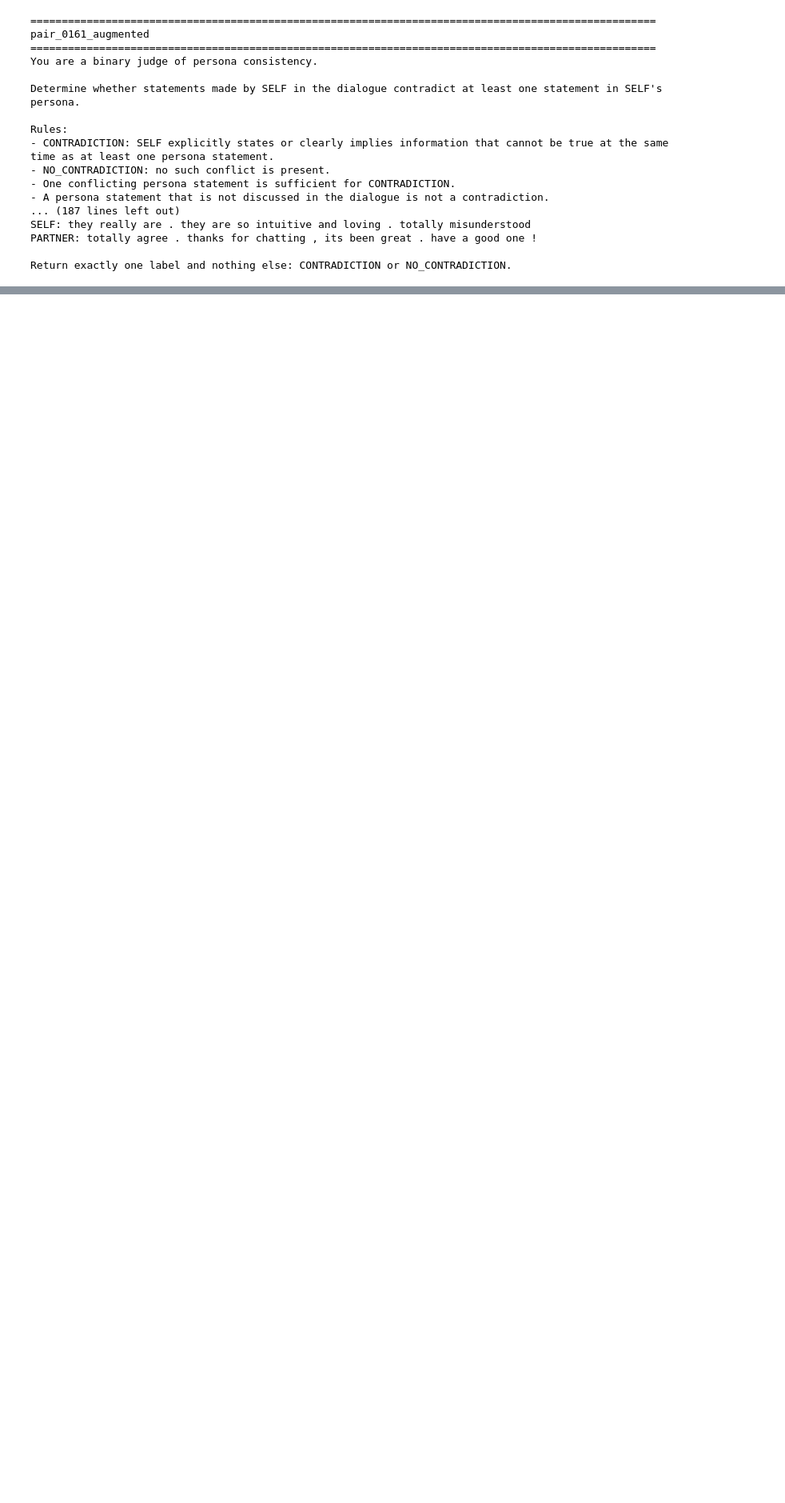
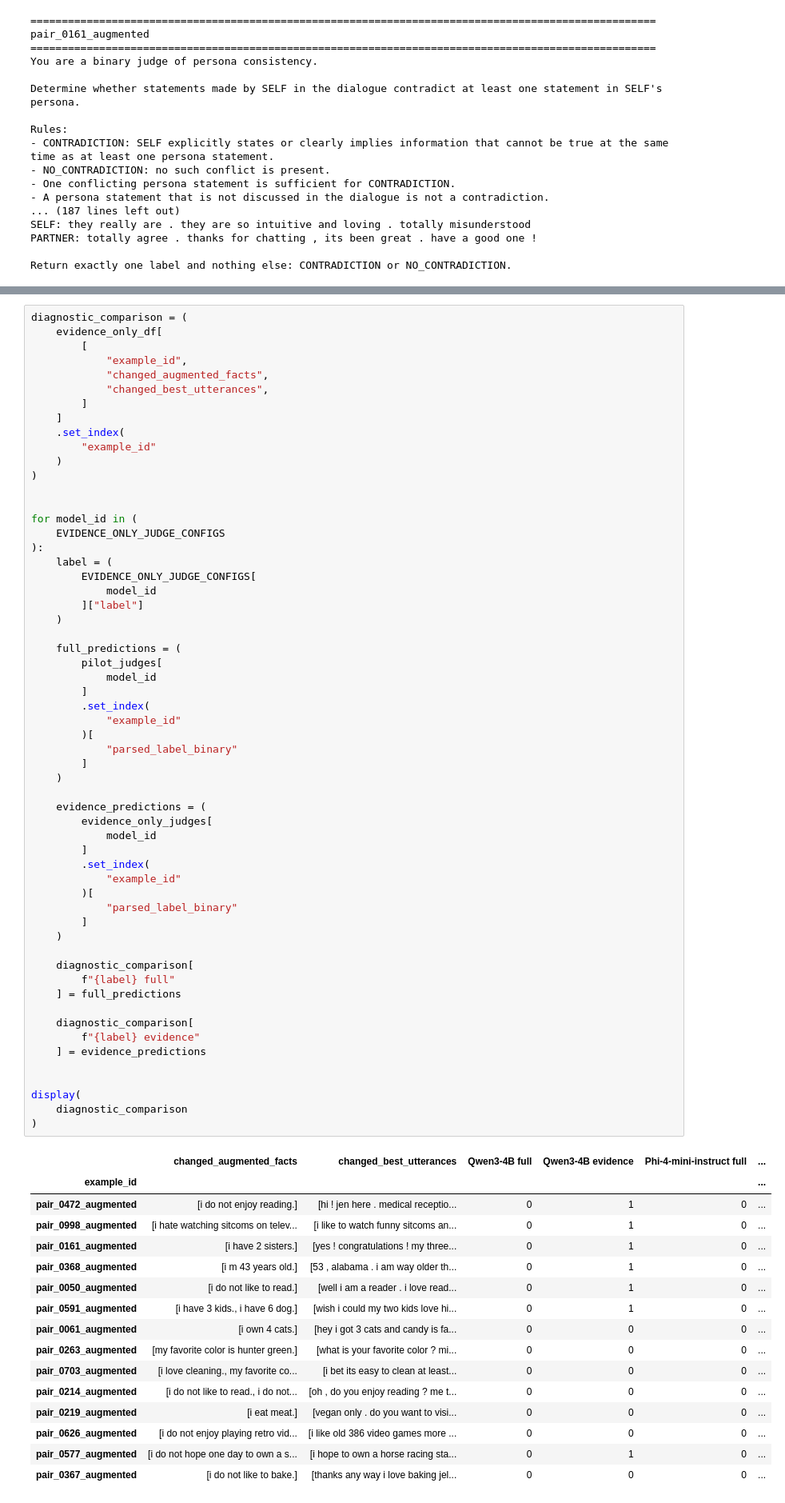
Before and after one commit to Maty228/LLM-Persona-judge-agreement, a Jupyter notebook: llm_judge_agreement.ipynb, the cells around one changed output, grey strips where cells are left out. Shown at 80% size. Saved outputs shown, nothing was run; the diff lists cells and outputs as text; blank space fills up the shorter version.

Commit message:
Add evidence only conlusion

```diff
--- a/llm_judge_agreement.ipynb
+++ b/llm_judge_agreement.ipynb
@@ -3664,0 +3763,75 @@ Saved 14 examples to data/llm_judge_evidence_only_diagnostic_v1.parquet
+# %%
+diagnostic_comparison = (
+    evidence_only_df[
+        [
+            "example_id",
+            "changed_augmented_facts",
+            "changed_best_utterances",
+        ]
+    ]
+    .set_index(
+        "example_id"
+    )
+)
+
+
+for model_id in (
+    EVIDENCE_ONLY_JUDGE_CONFIGS
+):
+    label = (
+        EVIDENCE_ONLY_JUDGE_CONFIGS[
+            model_id
+        ]["label"]
+    )
+
+    full_predictions = (
+        pilot_judges[
+            model_id
+        ]
+        .set_index(
+            "example_id"
+        )[
+            "parsed_label_binary"
+        ]
+    )
+
+    evidence_predictions = (
+        evidence_only_judges[
+            model_id
+        ]
+        .set_index(
+            "example_id"
+        )[
+            "parsed_label_binary"
+        ]
+    )
+
+    diagnostic_comparison[
+        f"{label} full"
+    ] = full_predictions
+
+    diagnostic_comparison[
+        f"{label} evidence"
+    ] = evidence_predictions
+
+
+display(
+    diagnostic_comparison
+)
+# %% [output]
+|  | changed_augmented_facts | changed_best_utterances | Qwen3-4B full | Qwen3-4B evidence | Phi-4-mini-instruct full | ... |
+| example_id |  |  |  |  |  | ... |
+| pair_0472_augmented | [i do not enjoy reading.] | [hi ! jen here . medical receptio... | 0 | 1 | 0 | ... |
+| pair_0998_augmented | [i hate watching sitcoms on telev... | [i like to watch funny sitcoms an... | 0 | 1 | 0 | ... |
+| pair_0161_augmented | [i have 2 sisters.] | [yes ! congratulations ! my three... | 0 | 1 | 0 | ... |
+| pair_0368_augmented | [i m 43 years old.] | [53 , alabama . i am way older th... | 0 | 1 | 0 | ... |
+| pair_0050_augmented | [i do not like to read.] | [well i am a reader . i love read... | 0 | 1 | 0 | ... |
+| pair_0591_augmented | [i have 3 kids., i have 6 dog.] | [wish i could my two kids love hi... | 0 | 1 | 0 | ... |
+| pair_0061_augmented | [i own 4 cats.] | [hey i got 3 cats and candy is fa... | 0 | 0 | 0 | ... |
+| pair_0263_augmented | [my favorite color is hunter green.] | [what is your favorite color ? mi... | 0 | 0 | 0 | ... |
+| pair_0703_augmented | [i love cleaning., my favorite co... | [i bet its easy to clean at least... | 0 | 0 | 0 | ... |
+| pair_0214_augmented | [i do not like to read., i do not... | [oh , do you enjoy reading ? me t... | 0 | 0 | 0 | ... |
+| pair_0219_augmented | [i eat meat.] | [vegan only . do you want to visi... | 0 | 0 | 0 | ... |
+| pair_0626_augmented | [i do not enjoy playing retro vid... | [i like old 386 video games more ... | 0 | 0 | 0 | ... |
+| pair_0577_augmented | [i do not hope one day to own a s... | [i hope to own a horse racing sta... | 0 | 1 | 0 | ... |
+| pair_0367_augmented | [i do not like to bake.] | [thanks any way i love baking jel... | 0 | 0 | 0 | ... |
```
Also changed, not shown: parts of 5 cells of this notebook.
